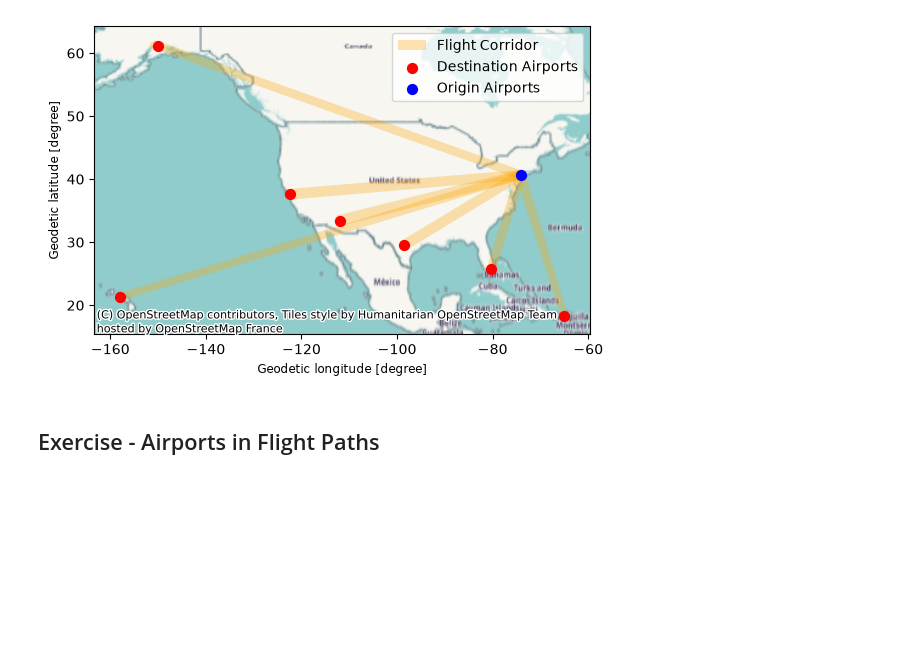
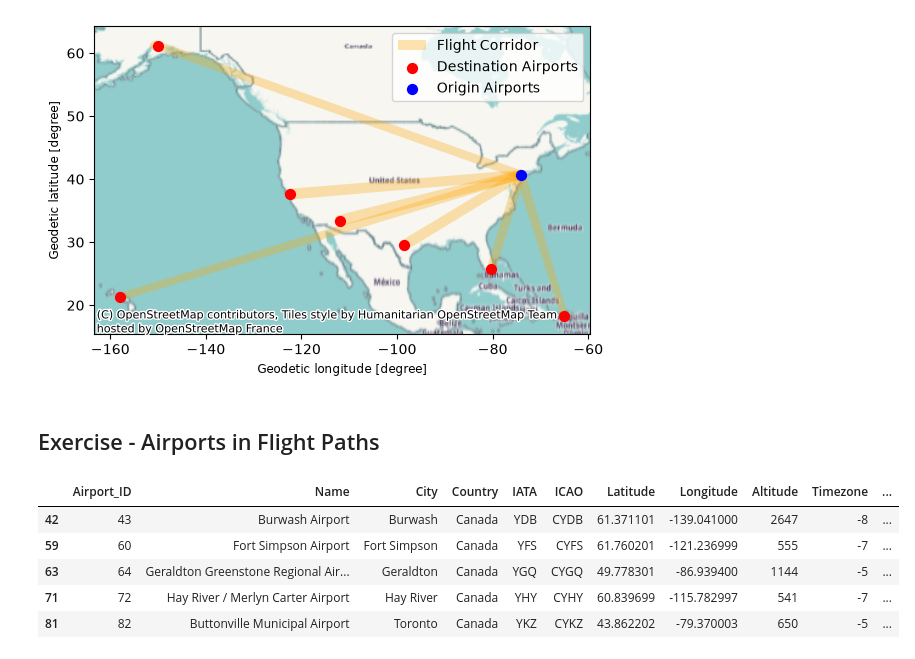
Before and after one commit to AkeemSemperDataScience/Basic_Stats_in_Python_Student_Repository, a Jupyter notebook: 034_geospatial_basics_sol.ipynb, the cells around one changed output. Drawn from its saved outputs; the diff is of its cells as text; code cells hidden in the pictures; blank space fills up the shorter version.

```diff
--- a/034_geospatial_basics_sol.ipynb
+++ b/034_geospatial_basics_sol.ipynb
@@ -861,3 +861,18 @@ plt.legend()
 [figure]
 # %% [markdown]
 ## Exercise  - Airports in Flight Paths
+# %%
+#project for calculations.
+origin = origin.to_crs(CALC_CRS)
+
+flight_corridor_df = gpd.GeoDataFrame(geometry=flight_corridor, crs="EPSG:4326")
+flight_corridor_df = flight_corridor_df.to_crs(CALC_CRS)
+airports_in_corridor = gpd.sjoin(origin, flight_corridor_df, how="inner", predicate='intersects')
+airports_in_corridor.head()
+# %% [output]
+|  | Airport_ID | Name | City | Country | IATA | ICAO | Latitude | Longitude | Altitude | Timezone | ... |
+| 42 | 43 | Burwash Airport | Burwash | Canada | YDB | CYDB | 61.371101 | -139.041000 | 2647 | -8 | ... |
+| 59 | 60 | Fort Simpson Airport | Fort Simpson | Canada | YFS | CYFS | 61.760201 | -121.236999 | 555 | -7 | ... |
+| 63 | 64 | Geraldton Greenstone Regional Air... | Geraldton | Canada | YGQ | CYGQ | 49.778301 | -86.939400 | 1144 | -5 | ... |
+| 71 | 72 | Hay River / Merlyn Carter Airport | Hay River | Canada | YHY | CYHY | 60.839699 | -115.782997 | 541 | -7 | ... |
+| 81 | 82 | Buttonville Municipal Airport | Toronto | Canada | YKZ | CYKZ | 43.862202 | -79.370003 | 650 | -5 | ... |
```
Also changed, not shown: parts of 1 cell of this notebook.
